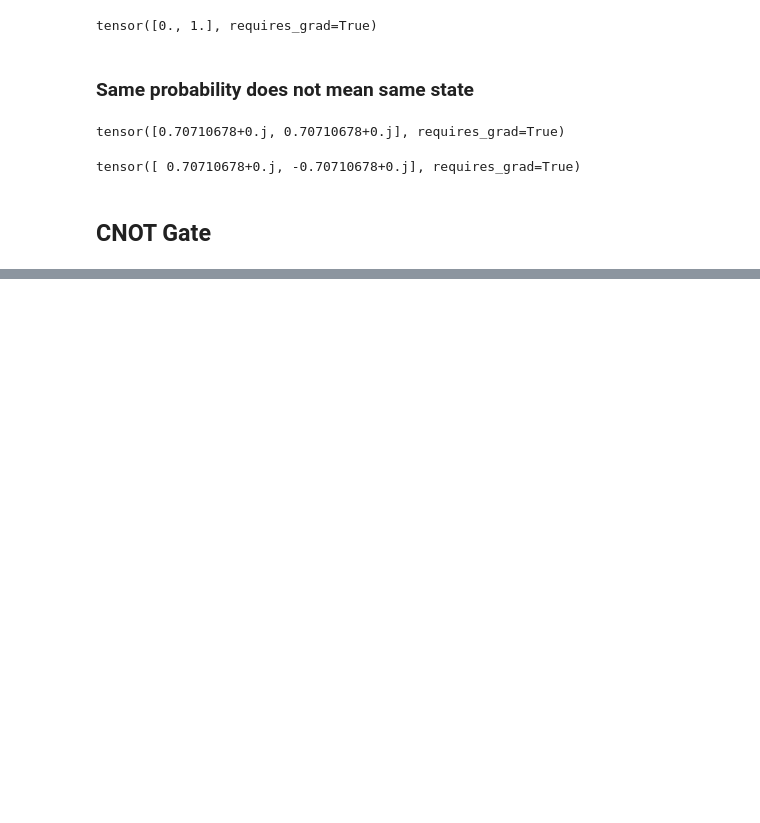
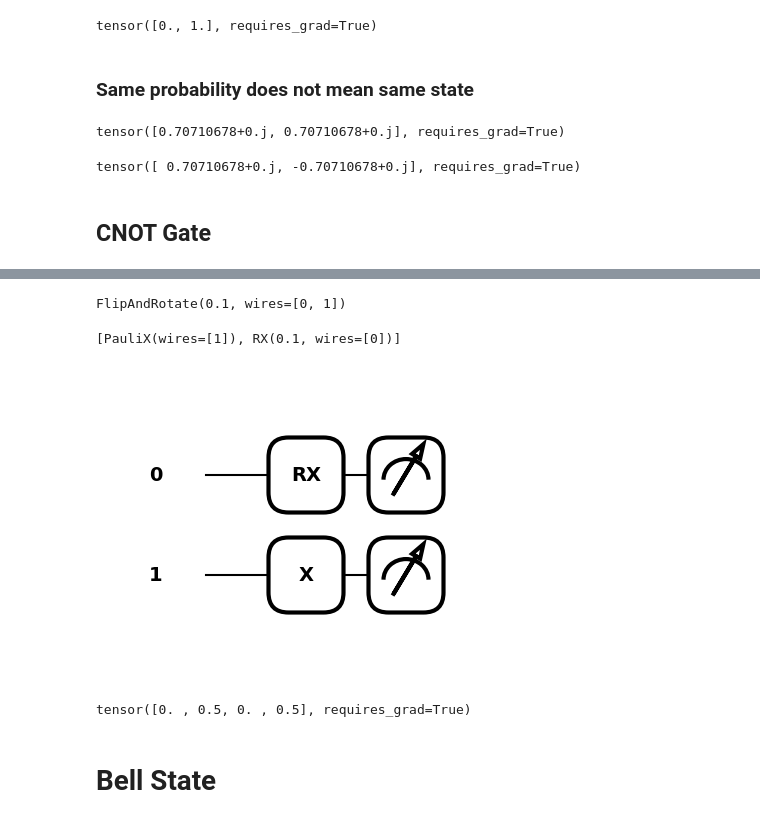
Before and after one commit to Axect/Pennylane_tutorial, a Jupyter notebook: 01_States_and_Gates.ipynb, the cells around one changed output, grey strips where cells are left out. Cells and saved outputs as stored; diff of their text form; code cells hidden in the pictures; blank space fills up the shorter version.

```diff
--- a/01_States_and_Gates.ipynb
+++ b/01_States_and_Gates.ipynb
@@ -192,0 +294,29 @@ tensor([1.+0.j, 0.+0.j, 0.+0.j, 0.+0.j], requires_grad=True)
+# %%
+op = FlipAndRotate(0.1, wire_rot=0, wire_flip=1, do_flip=True)
+# %%
+op
+# %% [output]
+FlipAndRotate(0.1, wires=[0, 1])
+# %%
+op.decomposition()
+# %% [output]
+[PauliX(wires=[1]), RX(0.1, wires=[0])]
+# %%
+@qml.qnode(dev2)
+def flip_and_rotate(angle):
+    for op in FlipAndRotate(angle, wire_rot=0, wire_flip=1, do_flip=True).decomposition():
+        op
+    return qml.probs(wires=[0,1])
+# %%
+angle = np.pi / 2
+# %%
+fig, ax = qml.draw_mpl(flip_and_rotate)(angle)
+plt.show()
+# %% [output]
+[figure, added]
+# %%
+flip_and_rotate(angle)
+# %% [output]
+tensor([0. , 0.5, 0. , 0.5], requires_grad=True)
+# %% [markdown]
+# Bell State
```
Also changed, not shown: parts of 28 cells of this notebook.
